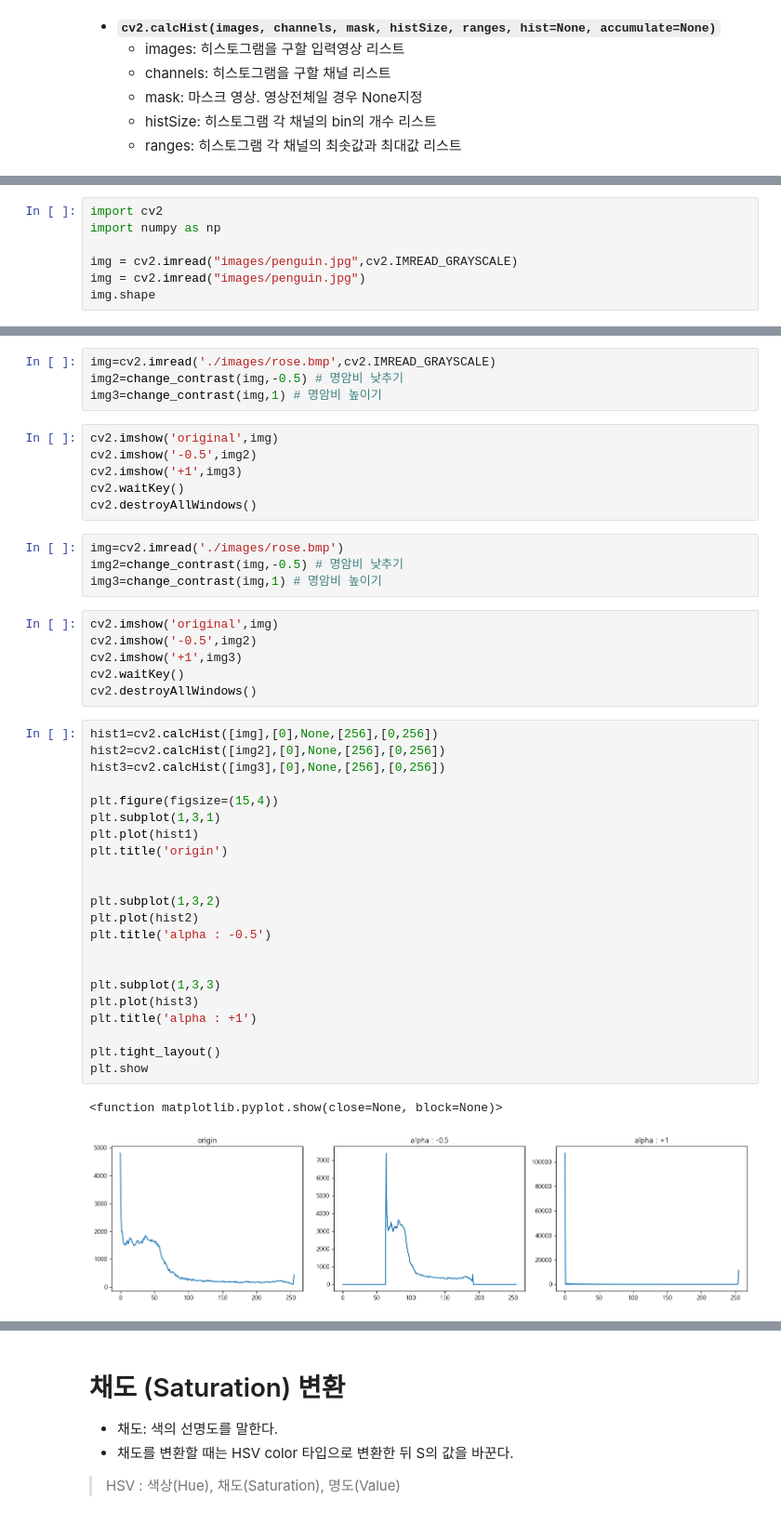
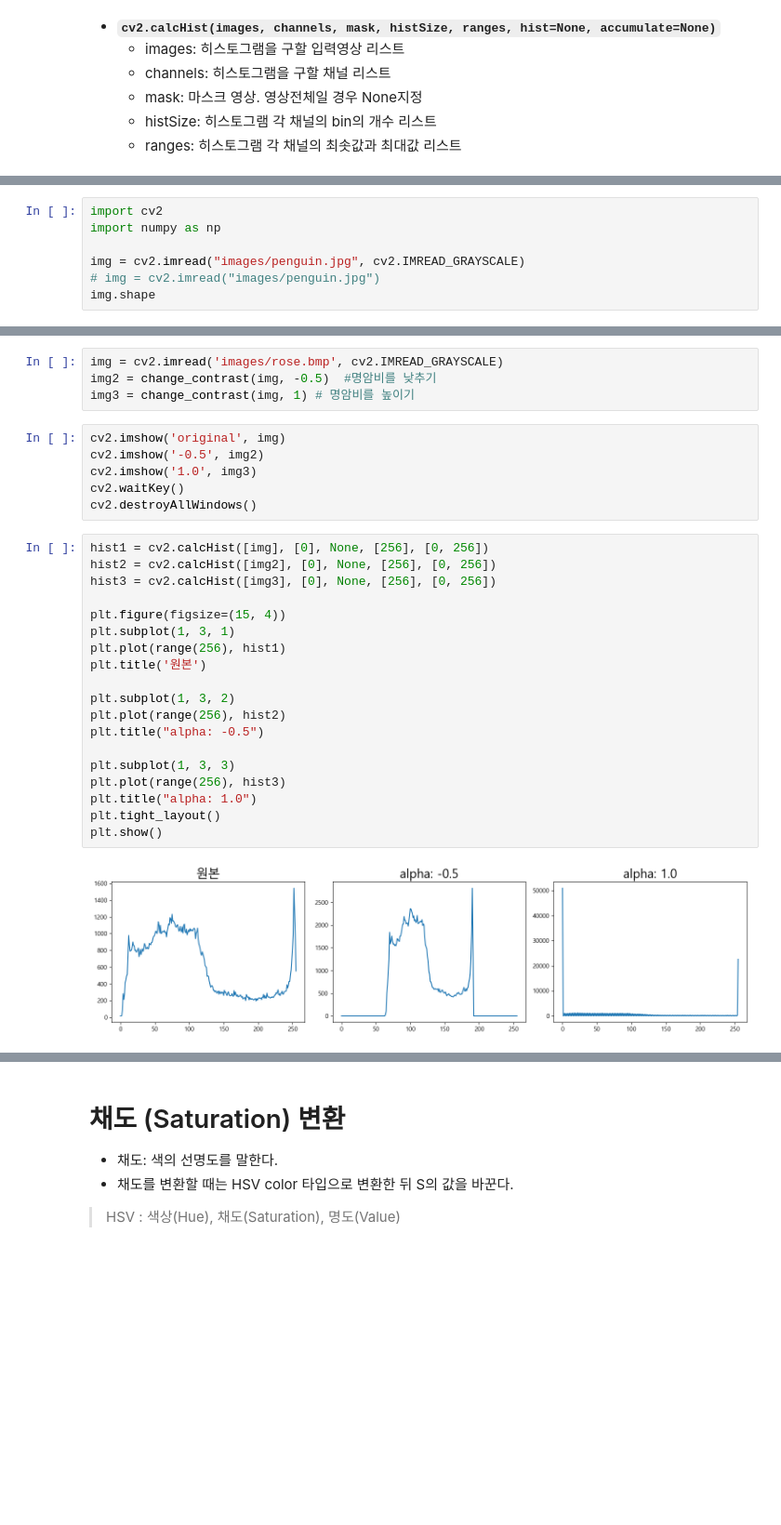
Before and after one commit to sysyuseok/machine_learning, a Jupyter notebook: 06_opencv/02_기본 영상 처리_.ipynb, the cells around one changed output, grey strips where cells are left out. Shown at 93% size. Cells and saved outputs as stored; diff of their text form; blank space fills up the shorter version.

```diff
--- a/06_opencv/02_기본 영상 처리_.ipynb
+++ b/06_opencv/02_기본 영상 처리_.ipynb
@@ -48,7 +131,7 @@ plt.show()
 import cv2
 import numpy as np
 
-img = cv2.imread("images/penguin.jpg",cv2.IMREAD_GRAYSCALE)
-img = cv2.imread("images/penguin.jpg")
+img = cv2.imread("images/penguin.jpg", cv2.IMREAD_GRAYSCALE)
+# img = cv2.imread("images/penguin.jpg")
 img.shape
 # %% [output]
@@ -128,45 +206,31 @@ def change_contrast(img,alpha=0.0):
 # %%
-img=cv2.imread('./images/rose.bmp',cv2.IMREAD_GRAYSCALE)
-img2=change_contrast(img,-0.5) # 명암비 낮추기
-img3=change_contrast(img,1) # 명암비 높이기
+img = cv2.imread('images/rose.bmp', cv2.IMREAD_GRAYSCALE)
+img2 = change_contrast(img, -0.5)  #명암비를 낮추기
+img3 = change_contrast(img, 1) # 명암비를 높이기
 # %%
-cv2.imshow('original',img)
-cv2.imshow('-0.5',img2)
-cv2.imshow('+1',img3)
+cv2.imshow('original', img)
+cv2.imshow('-0.5', img2)
+cv2.imshow('1.0', img3)
 cv2.waitKey()
 cv2.destroyAllWindows()
-# %%
-img=cv2.imread('./images/rose.bmp')
-img2=change_contrast(img,-0.5) # 명암비 낮추기
-img3=change_contrast(img,1) # 명암비 높이기
-# %%
-cv2.imshow('original',img)
-cv2.imshow('-0.5',img2)
-cv2.imshow('+1',img3)
-cv2.waitKey()
-cv2.destroyAllWindows()
 # %%
-hist1=cv2.calcHist([img],[0],None,[256],[0,256])
-hist2=cv2.calcHist([img2],[0],None,[256],[0,256])
-hist3=cv2.calcHist([img3],[0],None,[256],[0,256])
+hist1 = cv2.calcHist([img], [0], None, [256], [0, 256])
+hist2 = cv2.calcHist([img2], [0], None, [256], [0, 256])
+hist3 = cv2.calcHist([img3], [0], None, [256], [0, 256])
 
-plt.figure(figsize=(15,4))
-plt.subplot(1,3,1)
-plt.plot(hist1)
-plt.title('origin')
+plt.figure(figsize=(15, 4))
+plt.subplot(1, 3, 1)
+plt.plot(range(256), hist1)
+plt.title('원본')
 
+plt.subplot(1, 3, 2)
+plt.plot(range(256), hist2)
+plt.title("alpha: -0.5")
 
-plt.subplot(1,3,2)
-plt.plot(hist2)
-plt.title('alpha : -0.5')
-
-
-plt.subplot(1,3,3)
-plt.plot(hist3)
-plt.title('alpha : +1')
-
+plt.subplot(1, 3, 3)
+plt.plot(range(256), hist3)
+plt.title("alpha: 1.0")
 plt.tight_layout()
-plt.show
+plt.show()
 # %% [output]
-<function matplotlib.pyplot.show(close=None, block=None)>
-[figure, old version]
+[figure, new version]
```
Also changed, not shown: parts of 55 cells of this notebook, 7 other files.
